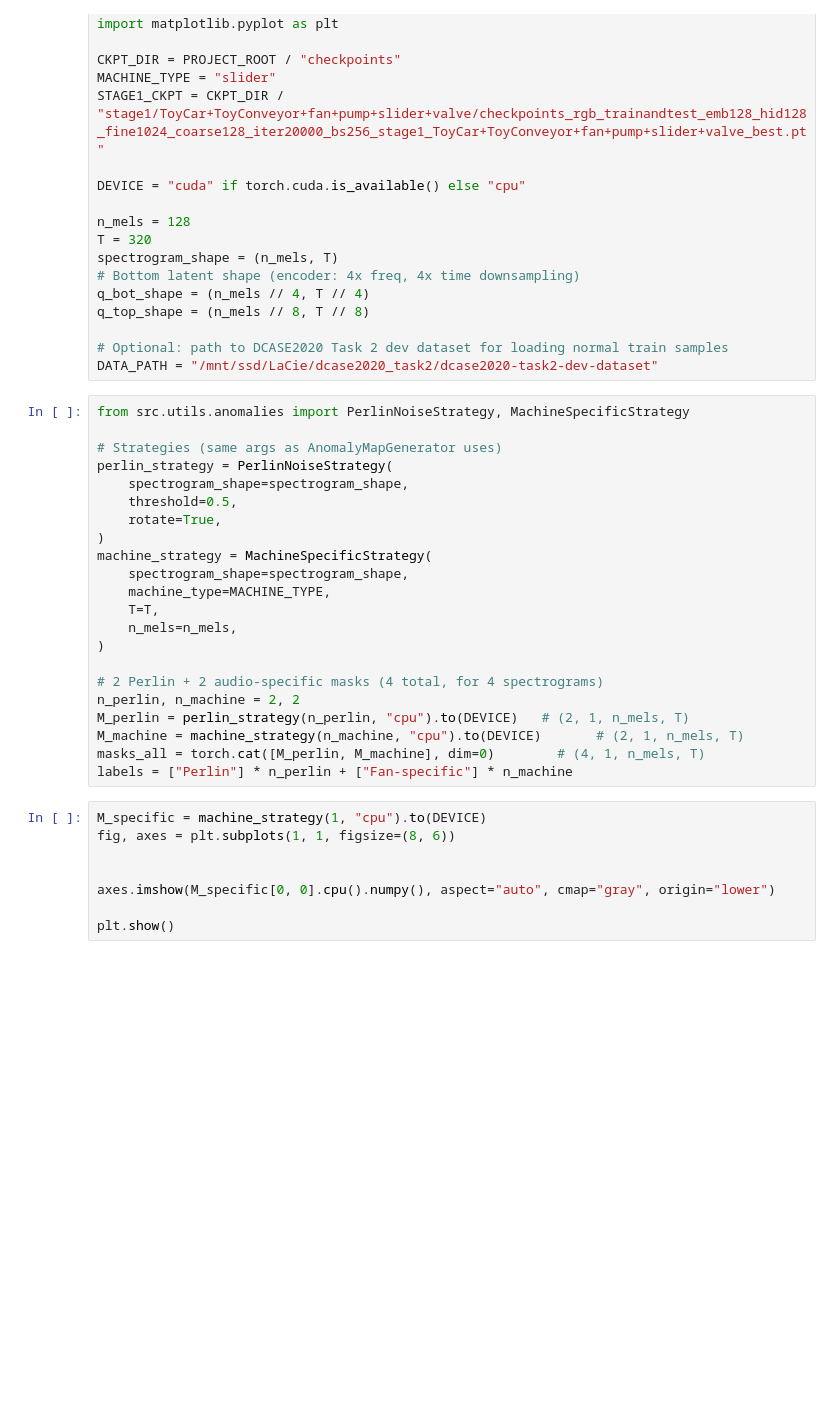
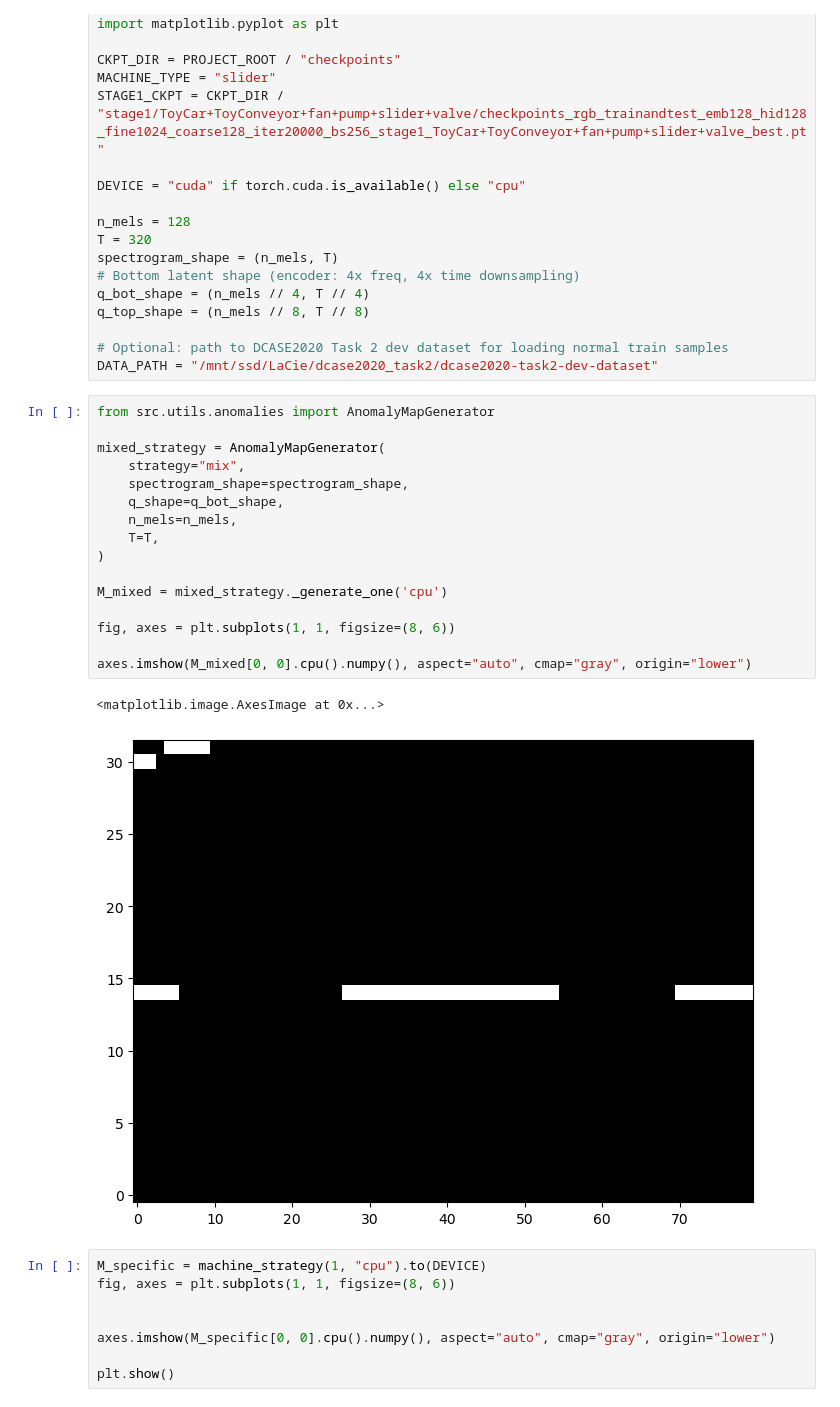
Before and after one commit to raidantimosquitos/semcom-sDSR, a Jupyter notebook: notebooks/anomaly_mask_analysis.ipynb, the cells around one changed output. Saved outputs shown, nothing was run; the diff lists cells and outputs as text; blank space fills up the shorter version.

```diff
--- a/notebooks/anomaly_mask_analysis.ipynb
+++ b/notebooks/anomaly_mask_analysis.ipynb
@@ -35,28 +35,25 @@ q_top_shape = (n_mels // 8, T // 8)
 
 # Optional: path to DCASE2020 Task 2 dev dataset for loading normal train samples
 DATA_PATH = "/mnt/ssd/LaCie/dcase2020_task2/dcase2020-task2-dev-dataset"
-# %%
-from src.utils.anomalies import PerlinNoiseStrategy, MachineSpecificStrategy
-
-# Strategies (same args as AnomalyMapGenerator uses)
-perlin_strategy = PerlinNoiseStrategy(
-    spectrogram_shape=spectrogram_shape,
-    threshold=0.5,
-    rotate=True,
-)
-machine_strategy = MachineSpecificStrategy(
-    spectrogram_shape=spectrogram_shape,
-    machine_type=MACHINE_TYPE,
-    T=T,
-    n_mels=n_mels,
-)
-
-# 2 Perlin + 2 audio-specific masks (4 total, for 4 spectrograms)
-n_perlin, n_machine = 2, 2
-M_perlin = perlin_strategy(n_perlin, "cpu").to(DEVICE)   # (2, 1, n_mels, T)
-M_machine = machine_strategy(n_machine, "cpu").to(DEVICE)       # (2, 1, n_mels, T)
-masks_all = torch.cat([M_perlin, M_machine], dim=0)        # (4, 1, n_mels, T)
-labels = ["Perlin"] * n_perlin + ["Fan-specific"] * n_machine
+# %%
+from src.utils.anomalies import AnomalyMapGenerator
+
+mixed_strategy = AnomalyMapGenerator(
+    strategy="mix",
+    spectrogram_shape=spectrogram_shape,
+    q_shape=q_bot_shape,
+    n_mels=n_mels,
+    T=T,
+)
+
+M_mixed = mixed_strategy._generate_one('cpu')
+
+fig, axes = plt.subplots(1, 1, figsize=(8, 6))
+
+axes.imshow(M_mixed[0, 0].cpu().numpy(), aspect="auto", cmap="gray", origin="lower")
+# %% [output]
+<matplotlib.image.AxesImage at 0x...>
+[figure, added]
 # %%
 M_specific = machine_strategy(1, "cpu").to(DEVICE)
 fig, axes = plt.subplots(1, 1, figsize=(8, 6))
```
Also changed, not shown: 1 other file.
